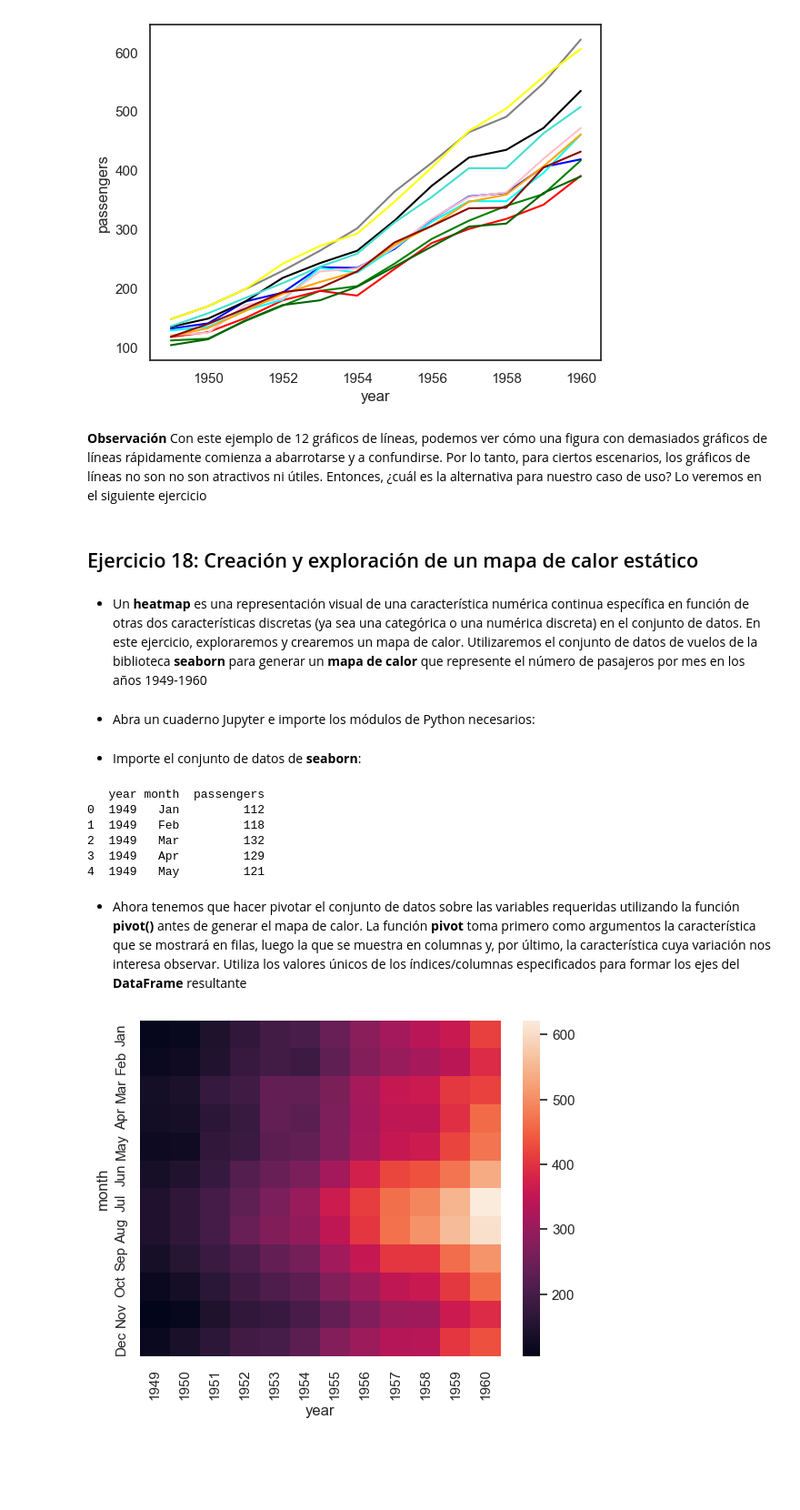
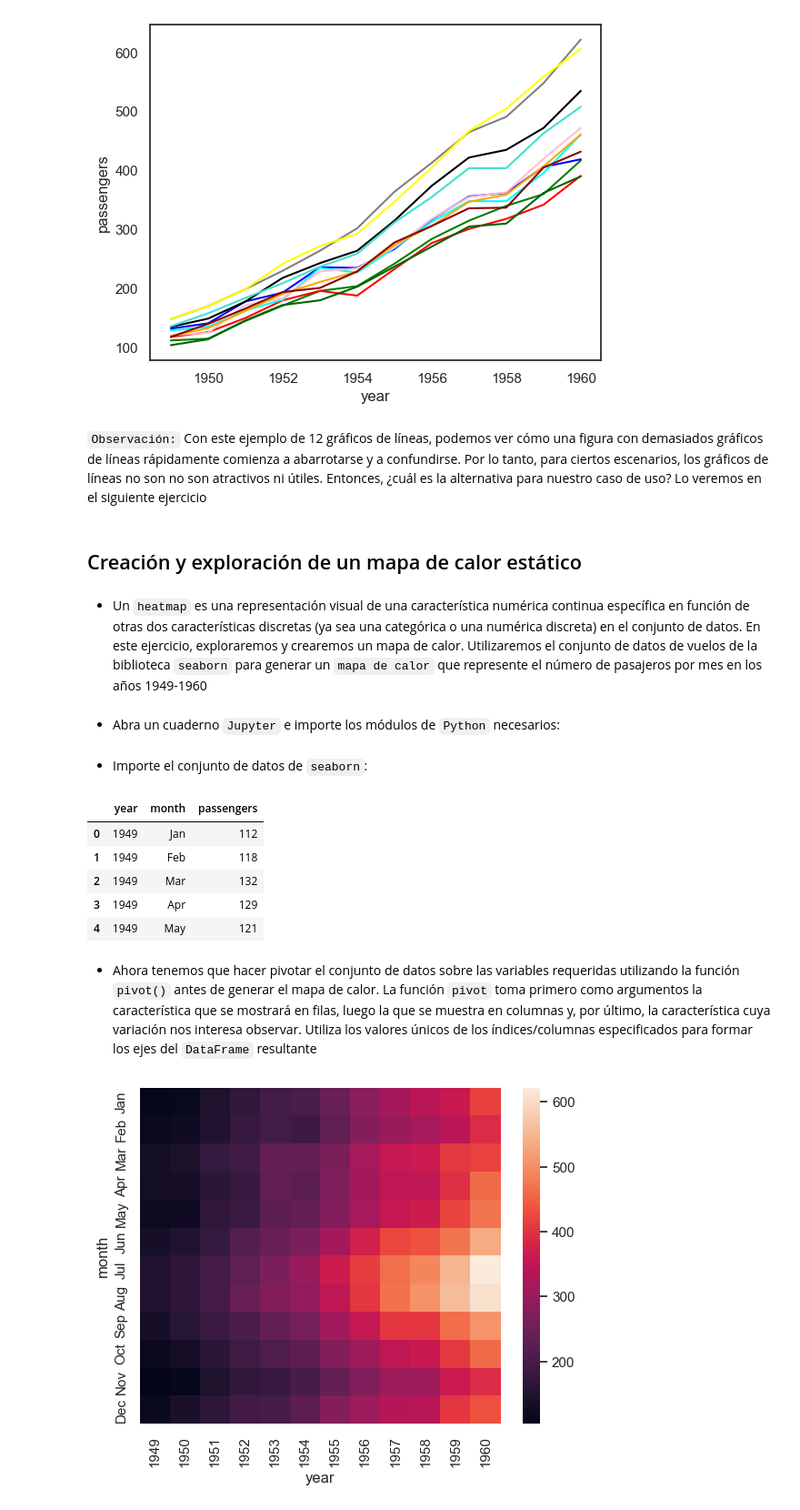
Before and after one commit to lihkir/DataVizPython, a Jupyter notebook: _sources/static_dataviz.ipynb, the cells around one changed output. Shown at 91% size. Saved outputs shown, nothing was run; the diff lists cells and outputs as text; code cells hidden in the pictures; blank space fills up the shorter version.

```diff
--- a/_sources/static_dataviz.ipynb
+++ b/_sources/static_dataviz.ipynb
@@ -160,29 +187,29 @@ ax = sns.lineplot(x="year", y="passengers", data=flights_df[flights_df['month']=
 # %% [output]
 [figure]
 # %% [markdown]
-**Observación** Con este ejemplo de 12 gráficos de líneas, podemos ver cómo una figura con demasiados gráficos de líneas rápidamente comienza a abarrotarse y a confundirse. Por lo tanto, para ciertos escenarios, los gráficos de líneas no son no son atractivos ni útiles. Entonces, ¿cuál es la alternativa para nuestro caso de uso? Lo veremos en el siguiente ejercicio
+`Observación:` Con este ejemplo de 12 gráficos de líneas, podemos ver cómo una figura con demasiados gráficos de líneas rápidamente comienza a abarrotarse y a confundirse. Por lo tanto, para ciertos escenarios, los gráficos de líneas no son no son atractivos ni útiles. Entonces, ¿cuál es la alternativa para nuestro caso de uso? Lo veremos en el siguiente ejercicio
 # %% [markdown]
-## Ejercicio 18: Creación y exploración de un mapa de calor estático
+## Creación y exploración de un mapa de calor estático
 # %% [markdown]
-- Un **heatmap** es una representación visual de una característica numérica continua específica en función de otras dos características discretas (ya sea una categórica o una numérica discreta) en el conjunto de datos. En este ejercicio, exploraremos y crearemos un mapa de calor. Utilizaremos el conjunto de datos de vuelos de la biblioteca **seaborn** para generar un **mapa de calor** que represente el número de pasajeros por mes en los años 1949-1960
+- Un `heatmap` es una representación visual de una característica numérica continua específica en función de otras dos características discretas (ya sea una categórica o una numérica discreta) en el conjunto de datos. En este ejercicio, exploraremos y crearemos un mapa de calor. Utilizaremos el conjunto de datos de vuelos de la biblioteca `seaborn` para generar un `mapa de calor` que represente el número de pasajeros por mes en los años 1949-1960
 # %% [markdown]
-- Abra un cuaderno Jupyter e importe los módulos de Python necesarios:
+- Abra un cuaderno `Jupyter` e importe los módulos de `Python` necesarios:
 # %%
 import seaborn as sns
 # %% [markdown]
-- Importe el conjunto de datos de **seaborn**:
+- Importe el conjunto de datos de `seaborn`:
 # %%
 flights_df = sns.load_dataset("flights")
-print(flights_df.head())
+flights_df.head()
 # %% [output]
-   year month  passengers
-0  1949   Jan         112
-1  1949   Feb         118
-2  1949   Mar         132
-3  1949   Apr         129
-4  1949   May         121
+|  | year | month | passengers |
+| 0 | 1949 | Jan | 112 |
+| 1 | 1949 | Feb | 118 |
+| 2 | 1949 | Mar | 132 |
+| 3 | 1949 | Apr | 129 |
+| 4 | 1949 | May | 121 |
 # %% [markdown]
-- Ahora tenemos que hacer pivotar el conjunto de datos sobre las variables requeridas utilizando la función **pivot()** antes de generar el mapa de calor. La función **pivot** toma primero como argumentos la característica que se mostrará en filas, luego la que se muestra en columnas y, por último, la característica cuya variación nos interesa observar. Utiliza los valores únicos de los índices/columnas especificados para formar los ejes del **DataFrame** resultante
+- Ahora tenemos que hacer pivotar el conjunto de datos sobre las variables requeridas utilizando la función `pivot()` antes de generar el mapa de calor. La función `pivot` toma primero como argumentos la característica que se mostrará en filas, luego la que se muestra en columnas y, por último, la característica cuya variación nos interesa observar. Utiliza los valores únicos de los índices/columnas especificados para formar los ejes del `DataFrame` resultante
 # %%
 df_pivoted = flights_df.pivot(index="month", columns="year", values="passengers")
 ax = sns.heatmap(df_pivoted)
```
Also changed, not shown: parts of 110 cells of this notebook, 35 other files.
